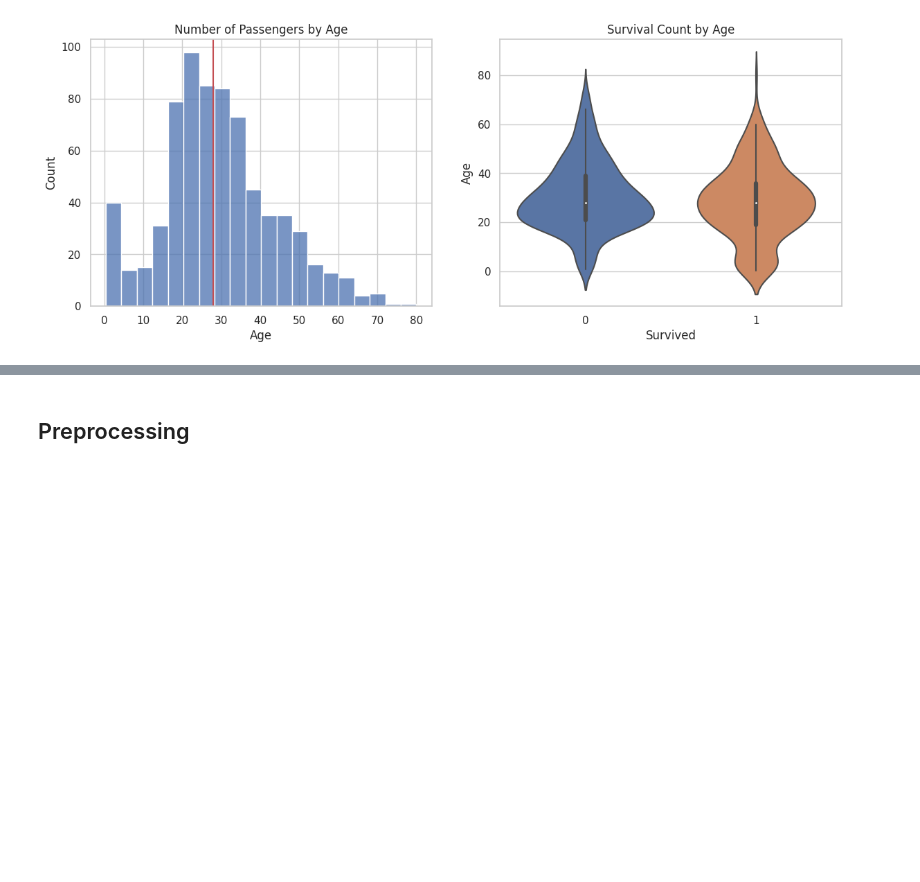
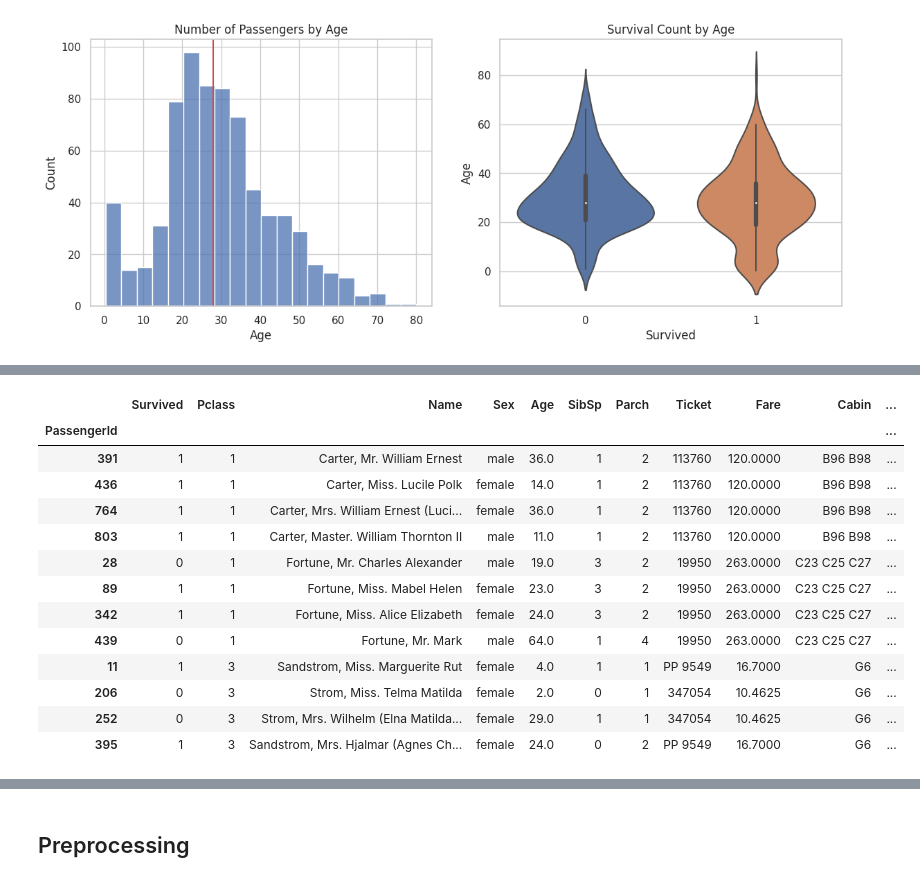
Before and after one commit to dtuleva/Kaggle_Competitions, a Jupyter notebook: titanic_machine_learning_from_disaster.ipynb, the cells around one changed output, grey strips where cells are left out. Cells and saved outputs as stored; diff of their text form; code cells hidden in the pictures; blank space fills up the shorter version.

Commit message:
Kaggle Notebook | Titanic_Machine_Learning_from_Disaster | eda cabin

```diff
--- a/titanic_machine_learning_from_disaster.ipynb
+++ b/titanic_machine_learning_from_disaster.ipynb
@@ -211,0 +245,17 @@ sns.violinplot(data = titanic_data, x = 'Survived', y = 'Age')
+# %%
+titanic_data[titanic_data.Cabin.isin(titanic_data.Cabin.value_counts().head(3).index)].sort_values("Cabin")
+# %% [output]
+|  | Survived | Pclass | Name | Sex | Age | SibSp | Parch | Ticket | Fare | Cabin | ... |
+| PassengerId |  |  |  |  |  |  |  |  |  |  | ... |
+| 391 | 1 | 1 | Carter, Mr. William Ernest | male | 36.0 | 1 | 2 | 113760 | 120.0000 | B96 B98 | ... |
+| 436 | 1 | 1 | Carter, Miss. Lucile Polk | female | 14.0 | 1 | 2 | 113760 | 120.0000 | B96 B98 | ... |
+| 764 | 1 | 1 | Carter, Mrs. William Ernest (Luci... | female | 36.0 | 1 | 2 | 113760 | 120.0000 | B96 B98 | ... |
+| 803 | 1 | 1 | Carter, Master. William Thornton II | male | 11.0 | 1 | 2 | 113760 | 120.0000 | B96 B98 | ... |
+| 28 | 0 | 1 | Fortune, Mr. Charles Alexander | male | 19.0 | 3 | 2 | 19950 | 263.0000 | C23 C25 C27 | ... |
+| 89 | 1 | 1 | Fortune, Miss. Mabel Helen | female | 23.0 | 3 | 2 | 19950 | 263.0000 | C23 C25 C27 | ... |
+| 342 | 1 | 1 | Fortune, Miss. Alice Elizabeth | female | 24.0 | 3 | 2 | 19950 | 263.0000 | C23 C25 C27 | ... |
+| 439 | 0 | 1 | Fortune, Mr. Mark | male | 64.0 | 1 | 4 | 19950 | 263.0000 | C23 C25 C27 | ... |
+| 11 | 1 | 3 | Sandstrom, Miss. Marguerite Rut | female | 4.0 | 1 | 1 | PP 9549 | 16.7000 | G6 | ... |
+| 206 | 0 | 3 | Strom, Miss. Telma Matilda | female | 2.0 | 0 | 1 | 347054 | 10.4625 | G6 | ... |
+| 252 | 0 | 3 | Strom, Mrs. Wilhelm (Elna Matilda... | female | 29.0 | 1 | 1 | 347054 | 10.4625 | G6 | ... |
+| 395 | 1 | 3 | Sandstrom, Mrs. Hjalmar (Agnes Ch... | female | 24.0 | 0 | 2 | PP 9549 | 16.7000 | G6 | ... |
```
Also changed, not shown: parts of 5 cells of this notebook.
